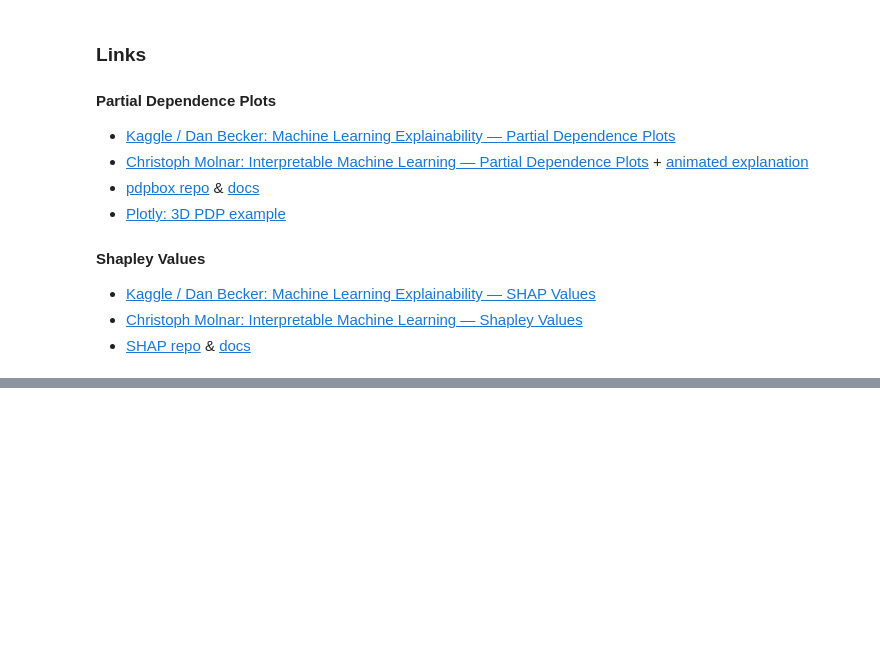
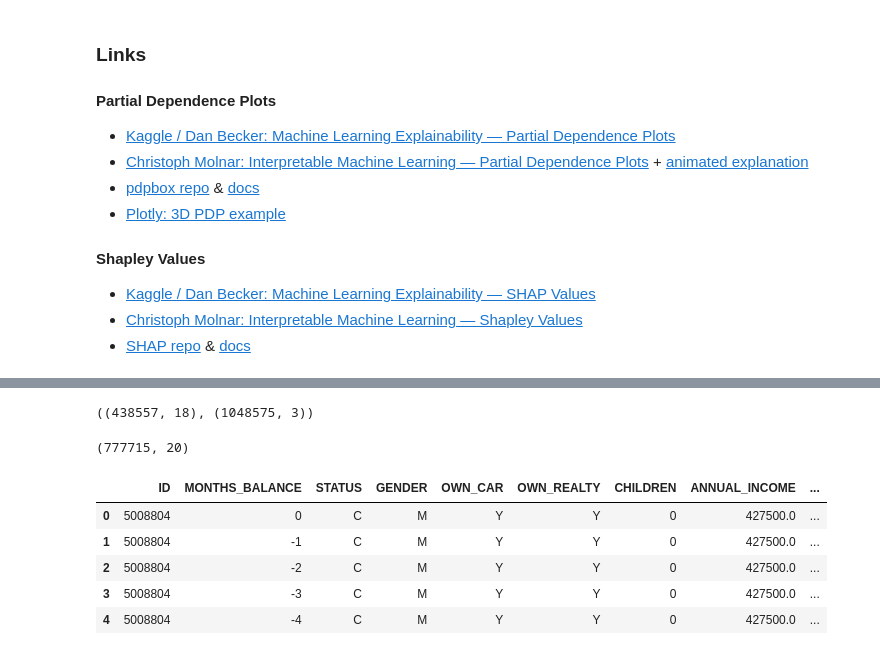
Before and after one commit to Khislatz/DS-Unit-2-Applied-Modeling, a Jupyter notebook: module4-model-interpretation/Khislat_Zhuraeva_LS_DS_234_assignment.ipynb, the cells around one changed output, grey strips where cells are left out. Saved outputs shown, nothing was run; the diff lists cells and outputs as text; code cells hidden in the pictures; blank space fills up the shorter version.

```diff
--- a/module4-model-interpretation/Khislat_Zhuraeva_LS_DS_234_assignment.ipynb
+++ b/module4-model-interpretation/Khislat_Zhuraeva_LS_DS_234_assignment.ipynb
@@ -81,0 +95,13 @@ else:
+# %%
+import pandas as pd
+import numpy as np
+application_df = pd.read_csv('application_record.csv')
+credit_df = pd.read_csv('credit_record.csv')
+application_df.shape, credit_df.shape
+# %% [output]
+((438557, 18), (1048575, 3))
+# %%
+credit_approval_df = pd.merge(credit_df, application_df)
+credit_approval_df.shape
+# %% [output]
+(777715, 20)
@@ -81,0 +122,9 @@ else:
+# %%
+credit_approval_df.head()
+# %% [output]
+|  | ID | MONTHS_BALANCE | STATUS | GENDER | OWN_CAR | OWN_REALTY | CHILDREN | ANNUAL_INCOME | ... |
+| 0 | 5008804 | 0 | C | M | Y | Y | 0 | 427500.0 | ... |
+| 1 | 5008804 | -1 | C | M | Y | Y | 0 | 427500.0 | ... |
+| 2 | 5008804 | -2 | C | M | Y | Y | 0 | 427500.0 | ... |
+| 3 | 5008804 | -3 | C | M | Y | Y | 0 | 427500.0 | ... |
+| 4 | 5008804 | -4 | C | M | Y | Y | 0 | 427500.0 | ... |
```
Also changed, not shown: parts of 27 cells of this notebook.
